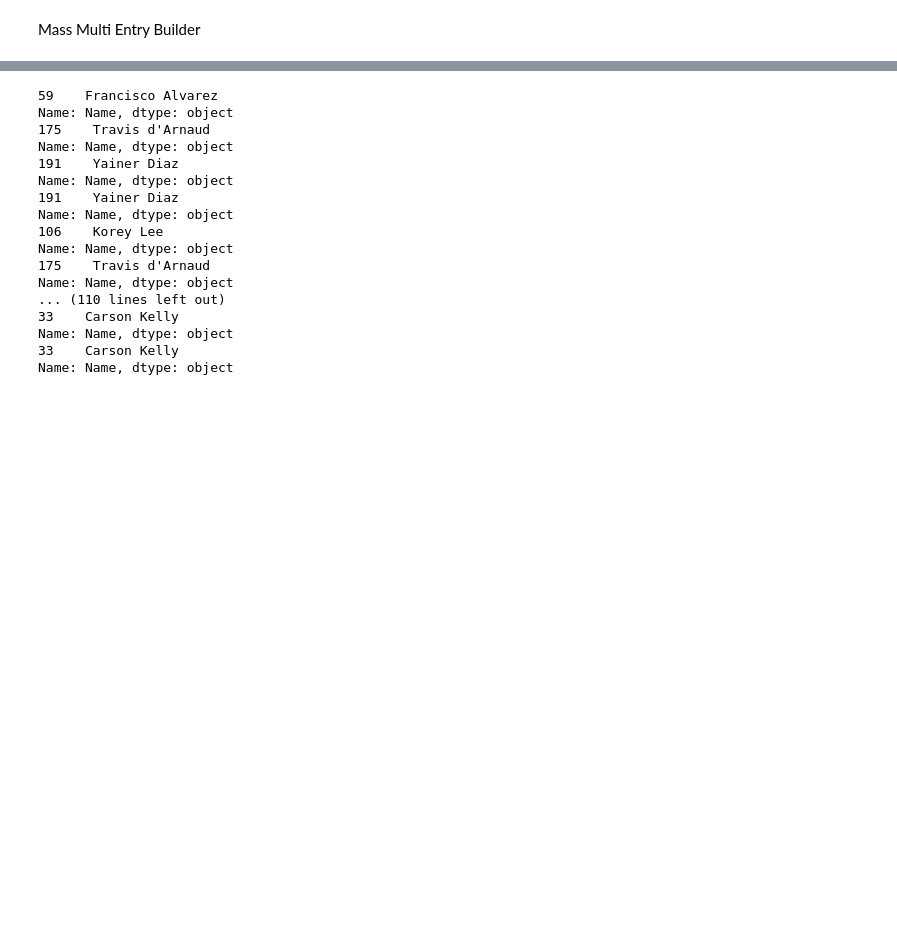
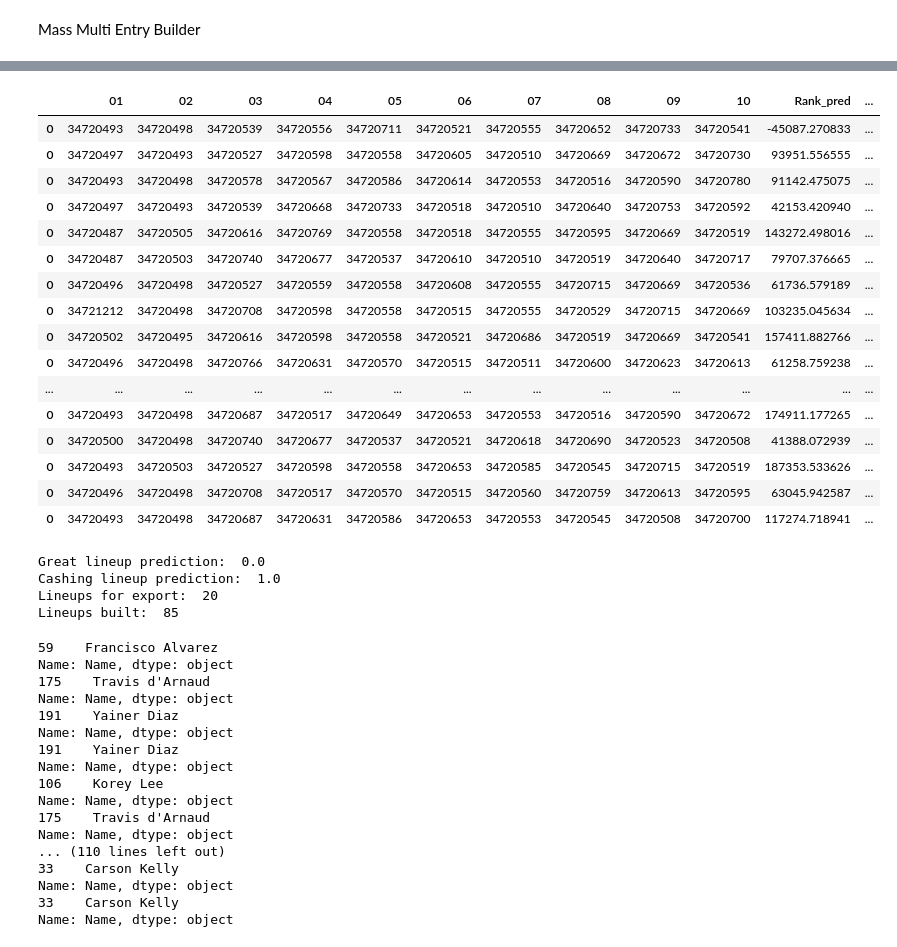
Before and after one commit to mcglade8/MLB, a Jupyter notebook: baseball_python.ipynb, the cells around one changed output, grey strips where cells are left out. Cells and saved outputs as stored; diff of their text form; code cells hidden in the pictures; blank space fills up the shorter version.

```diff
--- a/baseball_python.ipynb
+++ b/baseball_python.ipynb
@@ -2817,10 +3106,10 @@ great_and_bad_lineups_hitters
 
 # create a model to predict if a lineup is a great lineup based on pregame factors
 # # target is great_lineup, features are pregame factors
-# target = great_and_bad_lineups_pitchers['great_lineup']
+target = great_and_bad_lineups['great_lineup']
 # # feature_names are: avg_batter_fp	avg_batting_order	est_woba	est_slg	est_ba	hr_friendly_launch_speed_freq	hr_friendly_launch_angle_freq	Pitching+	WHIP	hr_friendly_launch_speed_pitcher	hr_friendly_launch_angle_pitcher	batting_order_change	batter_fp_pred	pitcher_fp_pred	team_batter_fp_pred	teams_in_game_pk	team_batter_salary	batter_drafted_pred	pitcher_drafted_pred	payoff_pred	opp_pitcher_drafted_mean	opp_batter_drafted_mean	pitcher_payoff_pred	ID	Salary	AvgPointsPerGame	player_fp_pred	player_drafted_pred	payoff	opp_mean_pred net_sqrt_pred Utility
-# feature_names = ['net_sqrt_pred', 'Utility', 'player_drafted_pred', 'payoff_pred', 'opp_mean_pred', 'team_batter_fp_pred', 'player_fp_pred', 'WHIP']
-# features = great_and_bad_lineups_pitchers[feature_names]
+feature_names = great_and_bad_lineups.columns[great_and_bad_lineups.columns != 'great_lineup']
+features = great_and_bad_lineups[feature_names]
 # # split the data
 # X_train, X_test, y_train, y_test = train_test_split(features, target, test_size=0.2, random_state=0)
 
@@ -2849,6 +3138,23 @@ great_and_bad_lineups_hitters
 # plt.bar([x for x in range(len(importance))], importance)
 # plt.show()
 
-# Based on current model:
-# pitchers with low whip and higher opp_mean_pred are more likely to be in a great lineup
-# batters with high utility, against pitchers with high WHIP, and low payoff_pred are more likely to be in a great lineup
+# do the above for a decision tree classifier model
+
+# establish a model
+model_is_great_lineup = DecisionTreeClassifier()
+
+# fit the model
+X_train, X_test, y_train, y_test = train_test_split(features, target, test_size=0.2, random_state=0)
+model_is_great_lineup.fit(X_train, y_train)
+importance = model_is_great_lineup.feature_importances_
+
+# summarize feature importance
+for i,v in enumerate(importance):
+    print('Feature: %0d, Score: %.5f' % (i,v))
+# plot feature importance
+plt.bar([x for x in range(len(importance))], importance)
+plt.show()
+
+
+y_pred = model_is_great_lineup.predict(X_test)
+confusion_matrix(y_test, y_pred)
@@ -2990,11 +3610,11 @@ if False:
 # %%
 # get all variables - refreshes default data before building
 
-# # programatically get the date
-# todays_date = get_todays_date()
-# year =  todays_date.split('-')[0]
-# month = todays_date.split('-')[1]
-# day = todays_date.split('-')[2]
+# programatically get the date
+todays_date = get_todays_date()
+year =  todays_date.split('-')[0]
+month = todays_date.split('-')[1]
+day = todays_date.split('-')[2]
 
 # optional = ''
 
@@ -3179,3 +3769,31 @@ len(lineups)
+# %%
+lineups
+# %% [output]
+|  | 01 | 02 | 03 | 04 | 05 | 06 | 07 | 08 | 09 | 10 | Rank_pred | ... |
+| 0 | 34720493 | 34720498 | 34720539 | 34720556 | 34720711 | 34720521 | 34720555 | 34720652 | 34720733 | 34720541 | -45087.270833 | ... |
+| 0 | 34720497 | 34720493 | 34720527 | 34720598 | 34720558 | 34720605 | 34720510 | 34720669 | 34720672 | 34720730 | 93951.556555 | ... |
+| 0 | 34720493 | 34720498 | 34720578 | 34720567 | 34720586 | 34720614 | 34720553 | 34720516 | 34720590 | 34720780 | 91142.475075 | ... |
+| 0 | 34720497 | 34720493 | 34720539 | 34720668 | 34720733 | 34720518 | 34720510 | 34720640 | 34720753 | 34720592 | 42153.420940 | ... |
+| 0 | 34720487 | 34720505 | 34720616 | 34720769 | 34720558 | 34720518 | 34720555 | 34720595 | 34720669 | 34720519 | 143272.498016 | ... |
+| 0 | 34720487 | 34720503 | 34720740 | 34720677 | 34720537 | 34720610 | 34720510 | 34720519 | 34720640 | 34720717 | 79707.376665 | ... |
+| 0 | 34720496 | 34720498 | 34720527 | 34720559 | 34720558 | 34720608 | 34720555 | 34720715 | 34720669 | 34720536 | 61736.579189 | ... |
+| 0 | 34721212 | 34720498 | 34720708 | 34720598 | 34720558 | 34720515 | 34720555 | 34720529 | 34720715 | 34720669 | 103235.045634 | ... |
+| 0 | 34720502 | 34720495 | 34720616 | 34720598 | 34720558 | 34720521 | 34720686 | 34720519 | 34720669 | 34720541 | 157411.882766 | ... |
+| 0 | 34720496 | 34720498 | 34720766 | 34720631 | 34720570 | 34720515 | 34720511 | 34720600 | 34720623 | 34720613 | 61258.759238 | ... |
+| ... | ... | ... | ... | ... | ... | ... | ... | ... | ... | ... | ... | ... |
+| 0 | 34720493 | 34720498 | 34720687 | 34720517 | 34720649 | 34720653 | 34720553 | 34720516 | 34720590 | 34720672 | 174911.177265 | ... |
+| 0 | 34720500 | 34720498 | 34720740 | 34720677 | 34720537 | 34720521 | 34720618 | 34720690 | 34720523 | 34720508 | 41388.072939 | ... |
+| 0 | 34720493 | 34720503 | 34720527 | 34720598 | 34720558 | 34720653 | 34720585 | 34720545 | 34720715 | 34720519 | 187353.533626 | ... |
+| 0 | 34720496 | 34720498 | 34720708 | 34720517 | 34720570 | 34720515 | 34720560 | 34720759 | 34720613 | 34720595 | 63045.942587 | ... |
+| 0 | 34720493 | 34720498 | 34720687 | 34720631 | 34720586 | 34720653 | 34720553 | 34720545 | 34720508 | 34720700 | 117274.718941 | ... |
+# %%
+
+print('Great lineup prediction: ', great_lineup_prediction, '\nCashing lineup prediction: ', cashing_lineup_prediction, '\nLineups for export: ', len(lineups), '\nLineups built: ', counter)
+# %% [output]
+Great lineup prediction:  0.0
+Cashing lineup prediction:  1.0
+Lineups for export:  20
+Lineups built:  85
 # %%
 for i in range(len(lineups)):
     c_id = lineups.iloc[i][2]
```
Also changed, not shown: parts of 40 cells of this notebook.
